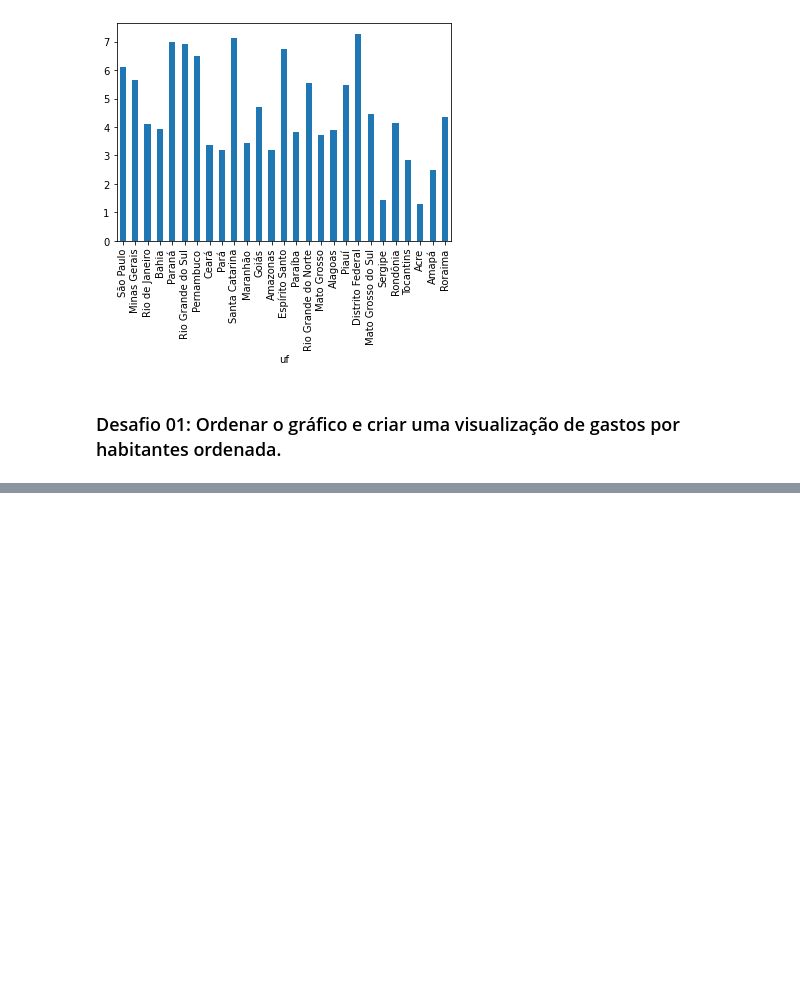
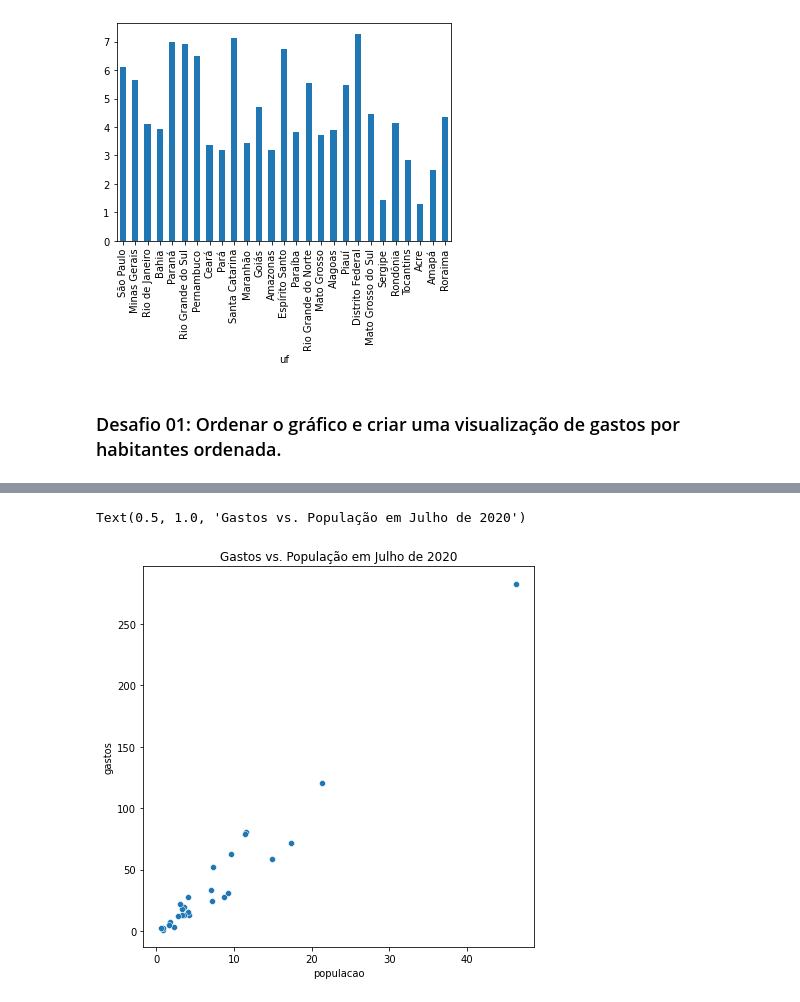
Before and after one commit to diascarolina/data-science-bootcamp, a Jupyter notebook: modulo2/aulas_desafios_modulo2.ipynb, the cells around one changed output, grey strips where cells are left out. Drawn from its saved outputs; the diff is of its cells as text; code cells hidden in the pictures; blank space fills up the shorter version.

```diff
--- a/modulo2/aulas_desafios_modulo2.ipynb
+++ b/modulo2/aulas_desafios_modulo2.ipynb
@@ -450,0 +543,7 @@ plt.show()
+# %%
+plt.figure(figsize = (7,7))
+sns.scatterplot(data = gastos_e_populacao_recente / 1000000, x = "populacao", y = "gastos")
+plt.title('Gastos vs. População em Julho de 2020')
+# %% [output]
+Text(0.5, 1.0, 'Gastos vs. População em Julho de 2020')
+[figure, added]
```
Also changed, not shown: parts of 30 cells of this notebook.
